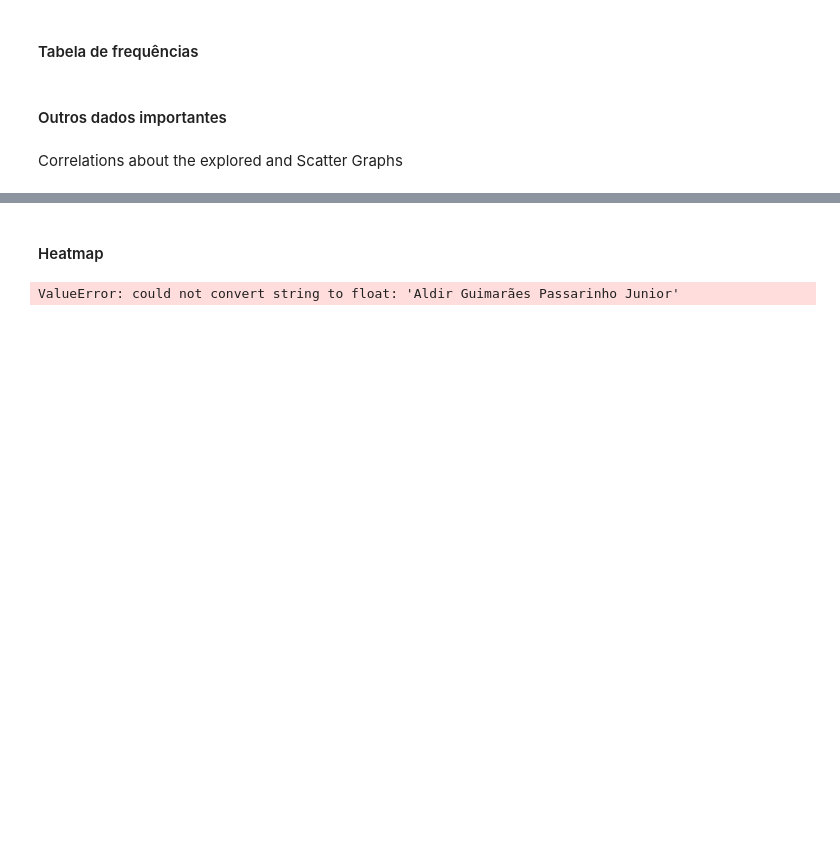
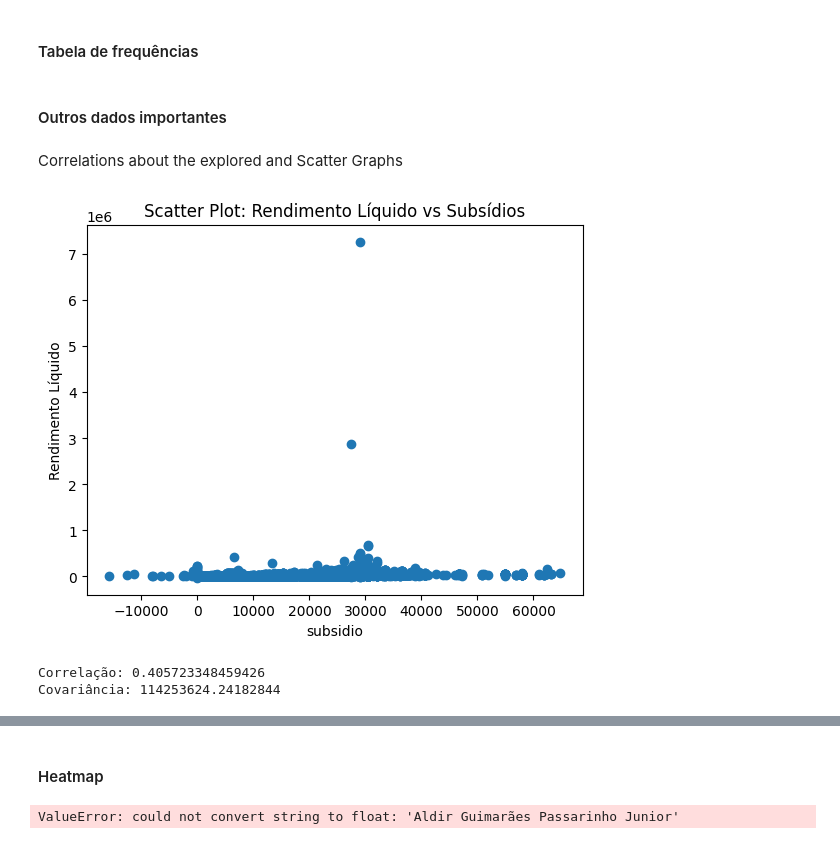
Before and after one commit to ThiagoCGGodoi/CDadosP2, a Jupyter notebook: P2.ipynb, the cells around one changed output, grey strips where cells are left out. Saved outputs shown, nothing was run; the diff lists cells and outputs as text; code cells hidden in the pictures; blank space fills up the shorter version.

```diff
--- a/P2.ipynb
+++ b/P2.ipynb
@@ -366,3 +366,28 @@ total_de_descontos_diversos = total_de_linhas - zero_count_descontos_diversos
 porcentagem_de_magistrados_com_descontos_diversos = (total_de_descontos_diversos/total_de_linhas) * 100
 # %% [markdown]
 Correlations about the explored and Scatter Graphs
+# %%
+#RL e Subsídios Scatter
+
+plt.scatter(df['subsidio'],df['rendimento_liquido'])
+
+plt.xlabel('subsidio')
+plt.ylabel('Rendimento Líquido')
+
+plt.title('Scatter Plot: Rendimento Líquido vs Subsídios')
+
+plt.show()
+
+# Calcular a correlação
+correlacao = df['subsidio'].corr(df['rendimento_liquido'])
+
+# Calcular a covariância
+covariancia = df['subsidio'].cov(df['rendimento_liquido'])
+
+# Exibir os resultados
+print(f'Correlação: {correlacao}')
+print(f'Covariância: {covariancia}')
+# %% [output]
+[figure, added]
+Correlação: 0.405723348459426
+Covariância: 114253624.24182844
```
Also changed, not shown: parts of 10 cells of this notebook.
